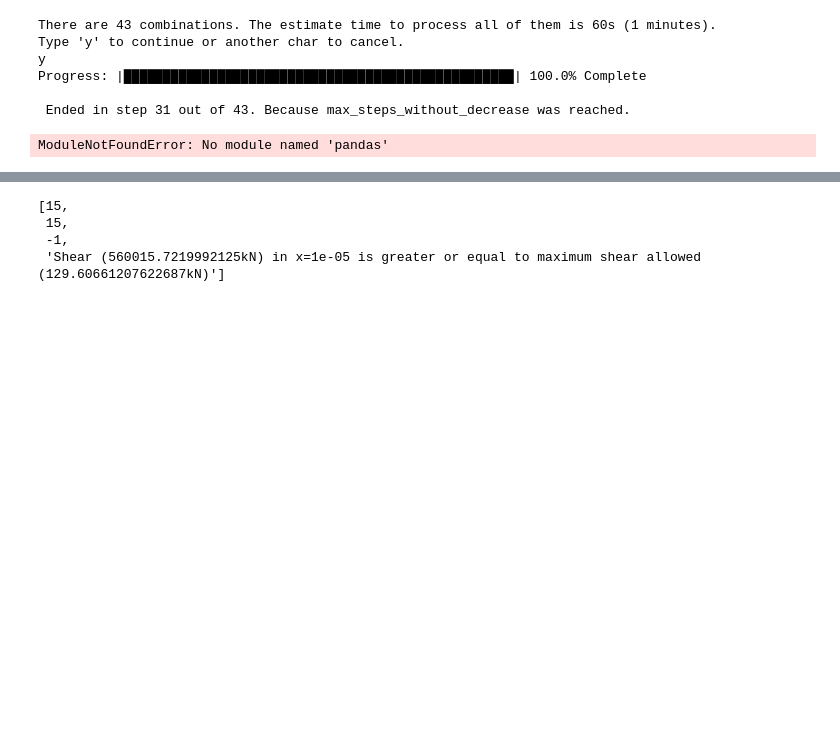
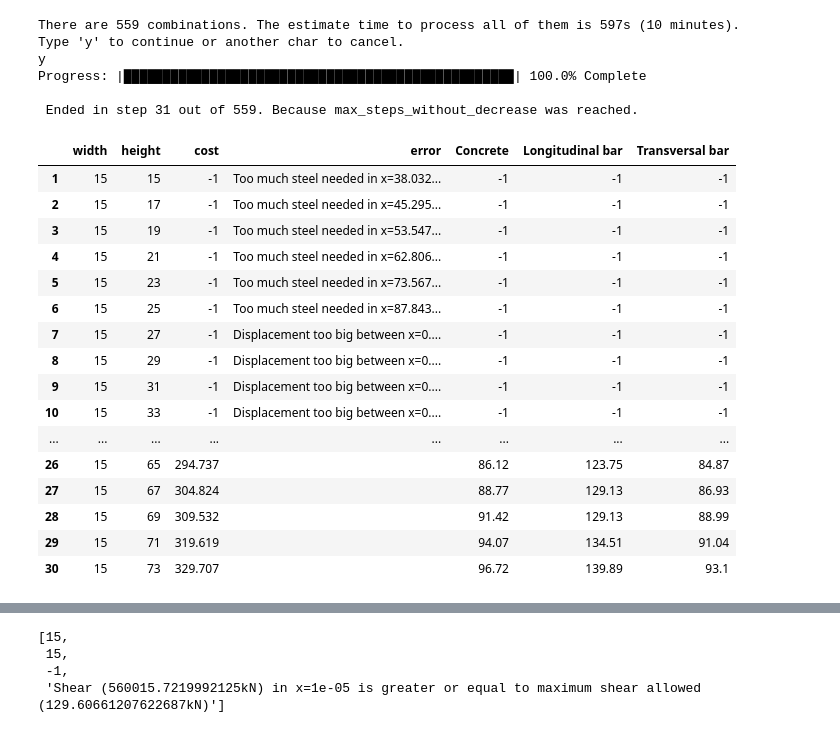
Before and after one commit to luisggc/FConcrete, a Jupyter notebook: examples/Hiper.ipynb, the cells around one changed output, grey strips where cells are left out. Cells and saved outputs as stored; diff of their text form; code cells hidden in the pictures; blank space fills up the shorter version.

Commit message:
Using pandas on the analysis

```diff
--- a/examples/Hiper.ipynb
+++ b/examples/Hiper.ipynb
@@ -29,19 +28,35 @@ def concrete_beam_function(width, height):
 #full_report , solution_report, best_solution
 full_report , solution_report, best_solution = fc.Analysis.getBestSolution(concrete_beam_function,
                                     max_steps_without_decrease=15,
-                                    width=[15],
+                                    width=(15, 40, 2),
                                     height=(15, 100, 2))
 # %% [output]
-There are 43 combinations. The estimate time to process all of them is 60s (1 minutes).
+There are 559 combinations. The estimate time to process all of them is 597s (10 minutes).
 Type 'y' to continue or another char to cancel.
 y
 Progress: |██████████████████████████████████████████████████| 100.0% Complete
 
- Ended in step 31 out of 43. Because max_steps_without_decrease was reached.
+ Ended in step 31 out of 559. Because max_steps_without_decrease was reached.
 # %%
-full_report.sa
+full_report
 # %% [output]
-ModuleNotFoundError: No module named 'pandas'
+|  | width | height | cost | error | Concrete | Longitudinal bar | Transversal bar |
+| 1 | 15 | 15 | -1 | Too much steel needed in x=38.032... | -1 | -1 | -1 |
+| 2 | 15 | 17 | -1 | Too much steel needed in x=45.295... | -1 | -1 | -1 |
+| 3 | 15 | 19 | -1 | Too much steel needed in x=53.547... | -1 | -1 | -1 |
+| 4 | 15 | 21 | -1 | Too much steel needed in x=62.806... | -1 | -1 | -1 |
+| 5 | 15 | 23 | -1 | Too much steel needed in x=73.567... | -1 | -1 | -1 |
+| 6 | 15 | 25 | -1 | Too much steel needed in x=87.843... | -1 | -1 | -1 |
+| 7 | 15 | 27 | -1 | Displacement too big between x=0.... | -1 | -1 | -1 |
+| 8 | 15 | 29 | -1 | Displacement too big between x=0.... | -1 | -1 | -1 |
+| 9 | 15 | 31 | -1 | Displacement too big between x=0.... | -1 | -1 | -1 |
+| 10 | 15 | 33 | -1 | Displacement too big between x=0.... | -1 | -1 | -1 |
+| ... | ... | ... | ... | ... | ... | ... | ... |
+| 26 | 15 | 65 | 294.737 |  | 86.12 | 123.75 | 84.87 |
+| 27 | 15 | 67 | 304.824 |  | 88.77 | 129.13 | 86.93 |
+| 28 | 15 | 69 | 309.532 |  | 91.42 | 129.13 | 88.99 |
+| 29 | 15 | 71 | 319.619 |  | 94.07 | 134.51 | 91.04 |
+| 30 | 15 | 73 | 329.707 |  | 96.72 | 139.89 | 93.1 |
 # %%
 solution_report
 # %% [output]
```
Also changed, not shown: parts of 3 cells of this notebook, 3 other files.
